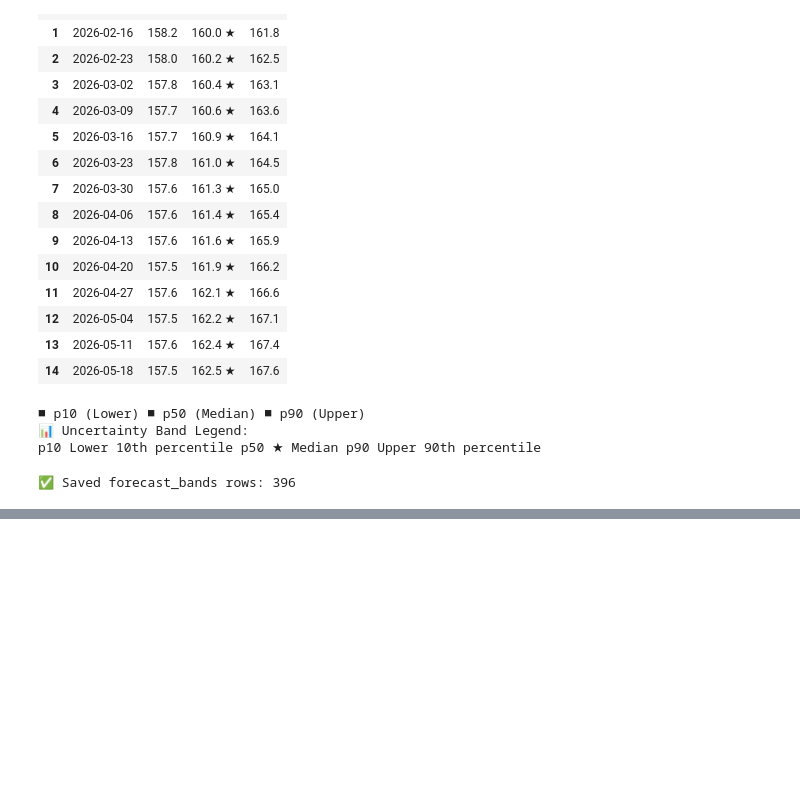
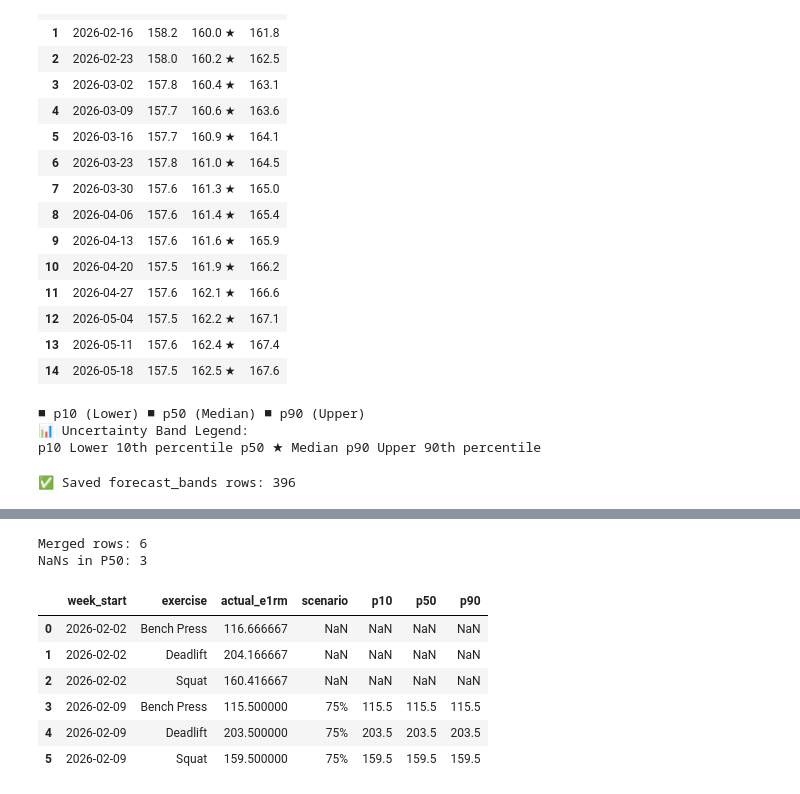
Before and after one commit to somystacks/Strength-progression-forecast, a Jupyter notebook: notebooks/01_weekly_e1rm_explore.ipynb, the cells around one changed output, grey strips where cells are left out. Saved outputs shown, nothing was run; the diff lists cells and outputs as text; code cells hidden in the pictures; blank space fills up the shorter version.

```diff
--- a/notebooks/01_weekly_e1rm_explore.ipynb
+++ b/notebooks/01_weekly_e1rm_explore.ipynb
@@ -1050,0 +1301,21 @@ bands_sql.head(10)
+# %%
+SCENARIO_BASELINE = "75%"
+
+conn = sqlite3.connect(DB_PATH)
+
+bands = pd.read_sql_query(
+    """
+    SELECT week_start, exercise, scenario, p10, p50, p90
+    FROM forecast_bands
+    WHERE scenario = ?
+    ORDER BY week_start, exercise;
+    """,
+    conn,
+    params=(SCENARIO_BASELINE,)
+)
+
+conn.close()
+
+print("Bands rows:", len(bands))
+print("Bands weeks (unique):", sorted(bands["week_start"].unique())[:5])
+bands.head()
@@ -1050,0 +1331,29 @@ bands_sql.head(10)
+# %%
+conn = sqlite3.connect(DB_PATH)
+
+actual = pd.read_sql_query(
+    """
+    SELECT week_start, exercise, e1rm AS actual_e1rm
+    FROM weekly_e1rm
+    ORDER BY week_start, exercise;
+    """,
+    conn
+)
+conn.close()
+
+df = actual.merge(bands, on=["week_start", "exercise"], how="left")
+
+print("Merged rows:", len(df))
+print("NaNs in P50:", df["p50"].isna().sum())
+
+df
+# %% [output]
+Merged rows: 6
+NaNs in P50: 3
+|  | week_start | exercise | actual_e1rm | scenario | p10 | p50 | p90 |
+| 0 | 2026-02-02 | Bench Press | 116.666667 | NaN | NaN | NaN | NaN |
+| 1 | 2026-02-02 | Deadlift | 204.166667 | NaN | NaN | NaN | NaN |
+| 2 | 2026-02-02 | Squat | 160.416667 | NaN | NaN | NaN | NaN |
+| 3 | 2026-02-09 | Bench Press | 115.500000 | 75% | 115.5 | 115.5 | 115.5 |
+| 4 | 2026-02-09 | Deadlift | 203.500000 | 75% | 203.5 | 203.5 | 203.5 |
+| 5 | 2026-02-09 | Squat | 159.500000 | 75% | 159.5 | 159.5 | 159.5 |
```
Also changed, not shown: parts of 19 cells of this notebook, 8 other files.
